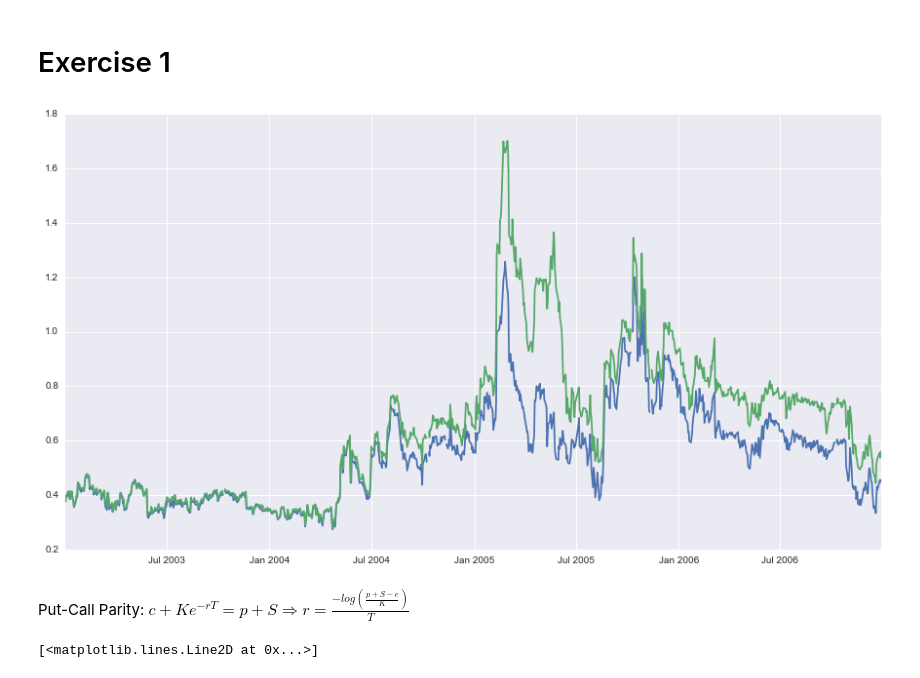
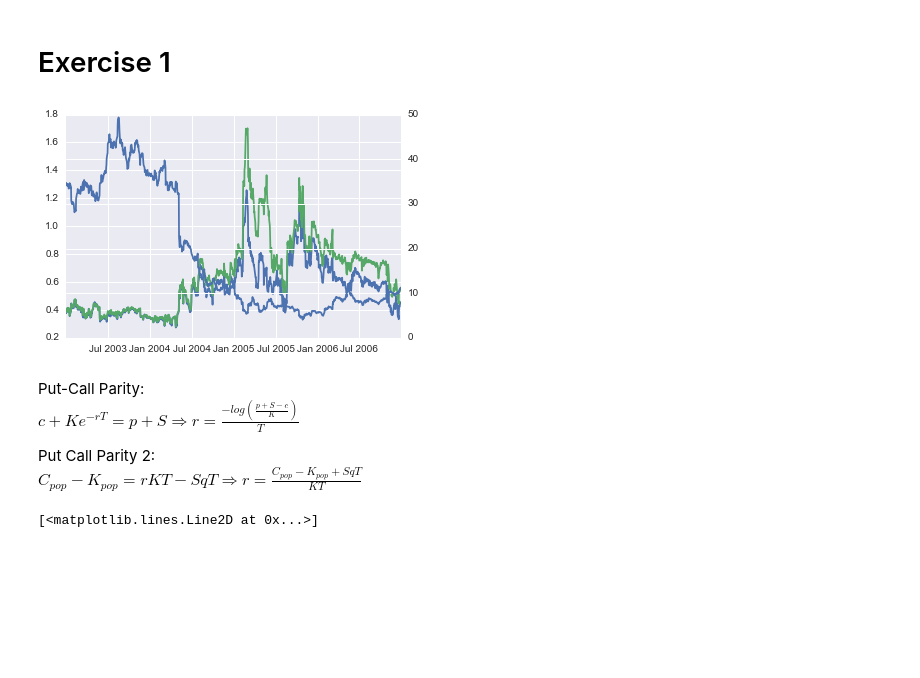
Before and after one commit to bspeice/experimental-finance, a Jupyter notebook: problem_set_6/Project6.ipynb, the cells around one changed output. Saved outputs shown, nothing was run; the diff lists cells and outputs as text; code cells hidden in the pictures; blank space fills up the shorter version.

```diff
--- a/problem_set_6/Project6.ipynb
+++ b/problem_set_6/Project6.ipynb
@@ -198,8 +198,7 @@ def synthetic(Ticker, Date_Start, Date_End, Opt_Type, Target_Maturity, Target_Fa
         else:
             # Interpolation of 4 closest options
             if (min(df.DaysToMaturity.values) > Target_Maturity):
-                spline = sp.interpolate.interp1d(df.Strike.values,
-                                                 df.MBBO.values)
+                spline = sp.interpolate.interp1d(df.Strike.values,df.MBBO.values)
                 MBBO_synthetic = float(spline(X))
             else:
                 spline = sp.interpolate.interp2d(df.DaysToMaturity.values,
@@ -238,15 +237,21 @@ put = synthetic(Ticker = 'KKD',
                 Opt_Type = 'P',
                 Target_Maturity = 75,
                 Target_Factor = 1)
-
-fig = plt.figure(figsize=(15,8))
-plt.plot(call.Date, call.IV)
-plt.plot(put.Date, put.IV)
-plt.show()
-# %% [output]
-[figure, removed]
+# %%
+fig, ax1 = plt.subplots()
+ax2 = ax1.twinx()
+ax1.plot(call.Date, call.IV)
+ax1.plot(put.Date, put.IV)
+ax2.plot(call.Date, call.StockPrice)
+plt.show()
+# %% [output]
+[figure, added]
 # %% [markdown]
-Put-Call Parity: $c + K e^{-rT} = p + S  \Rightarrow r = \frac{-log(\frac{p+S-c}{K})}{T}$
+Put-Call Parity:
+$c + K e^{-rT} = p + S  \Rightarrow r = \frac{-log(\frac{p+S-c}{K})}{T}$
+
+Put Call Parity 2:
+$C_{pop} - K_{pop} = r K T - S q T \Rightarrow  r=\frac{C_{pop} - K_{pop} + S q T}{K T}$
 # %%
 result = call.merge(put.loc[:,['Date','OptionPrice','IV']], on='Date', suffixes=['_C', '_P']
                    ).loc[:,['Date','StockPrice','Strike','ZeroRate','OptionPrice_C','OptionPrice_P','IV_C','IV_P']]
```
Also changed, not shown: parts of 1 cell of this notebook.
